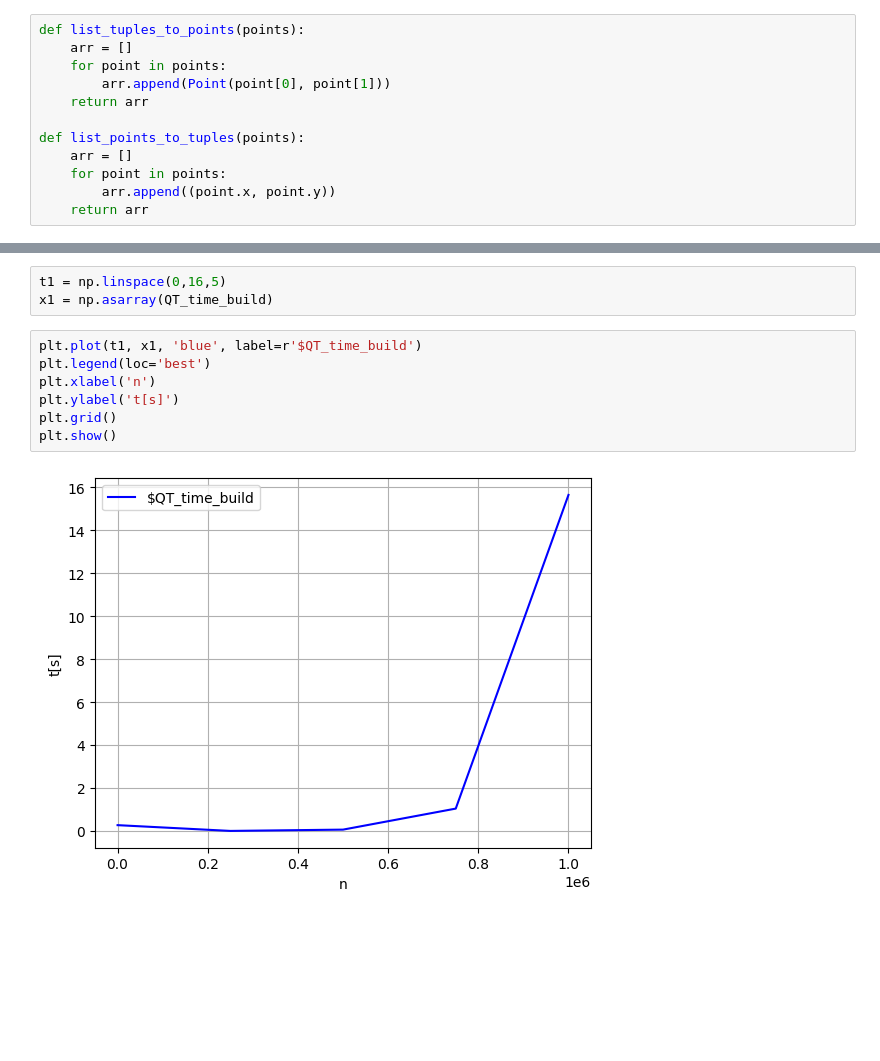
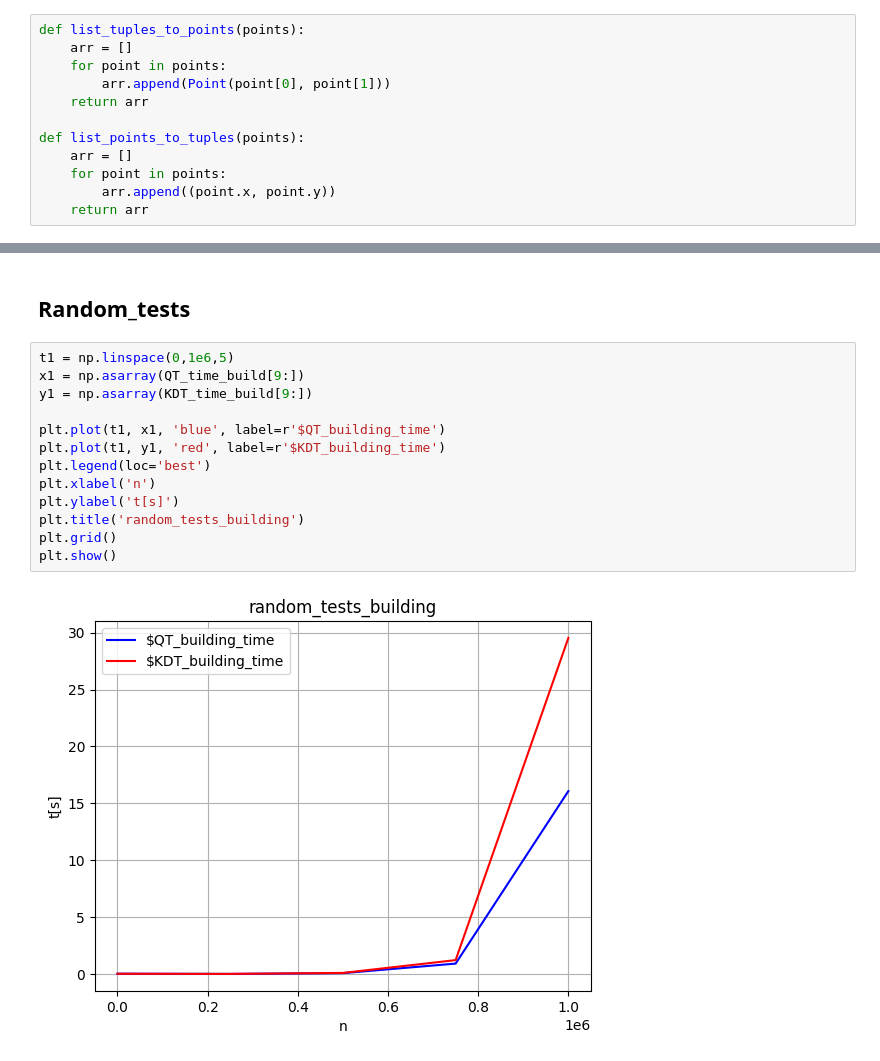
Before and after one commit to smelaa/QuadTrees_KDTrees, a Jupyter notebook: Porównanie.ipynb, the cells around one changed output, grey strips where cells are left out. Saved outputs shown, nothing was run; the diff lists cells and outputs as text; blank space fills up the shorter version.

```diff
--- a/Porównanie.ipynb
+++ b/Porównanie.ipynb
@@ -55,14 +150,19 @@ print(QT_time_find)
+# %% [markdown]
+## Random_tests
 # %%
-t1 = np.linspace(0,16,5)
-x1 = np.asarray(QT_time_build)
+t1 = np.linspace(0,1e6,5)
+x1 = np.asarray(QT_time_build[9:])
+y1 = np.asarray(KDT_time_build[9:])
+
+plt.plot(t1, x1, 'blue', label=r'$QT_building_time')
+plt.plot(t1, y1, 'red', label=r'$KDT_building_time')
+plt.legend(loc='best')
+plt.xlabel('n')
+plt.ylabel('t[s]')
+plt.title('random_tests_building')
+plt.grid()
+plt.show()
+# %% [output]
+[figure, added]
-# %%
-plt.plot(t1, x1, 'blue', label=r'$QT_time_build')
-plt.legend(loc='best')
-plt.xlabel('n')
-plt.ylabel('t[s]')
-plt.grid()
-plt.show()
-# %% [output]
-[figure, removed]
 # %%
 t2 = np.linspace(0,1e6,5)
```
Also changed, not shown: parts of 15 cells of this notebook, 8 other files.
